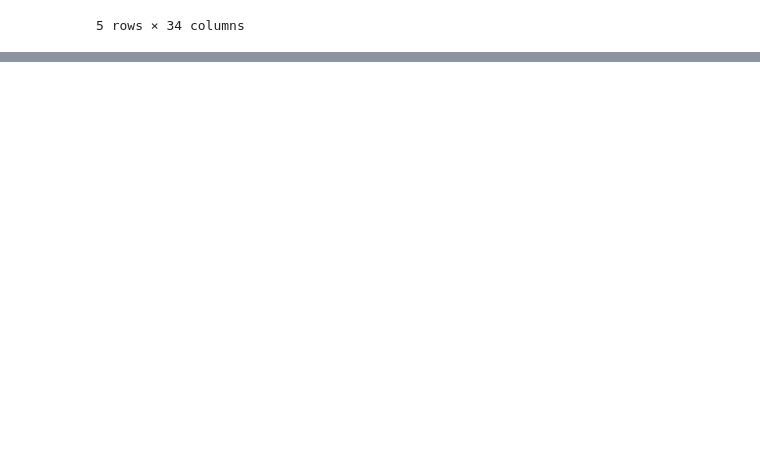
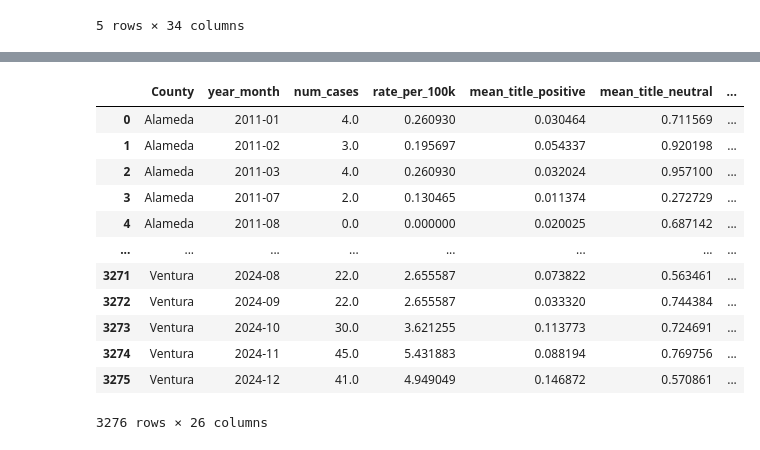
Before and after one commit to MBanuelos/ValleyFever-MediaSignals, a Jupyter notebook: notebooks/media_df_cleaning.ipynb, the cells around one changed output, grey strips where cells are left out. Cells and saved outputs as stored; diff of their text form; code cells hidden in the pictures; blank space fills up the shorter version.

```diff
--- a/notebooks/media_df_cleaning.ipynb
+++ b/notebooks/media_df_cleaning.ipynb
@@ -38,0 +200,18 @@ Art1.to_csv('Media_with_features.csv', index=False)
+# %%
+monthly_sentiment = (
+    Sentiment.groupby('year_month')
+    .agg(
+        mean_title_positive=('title_positive','mean'),
+        mean_title_neutral=('title_neutral','mean'),
+        mean_title_negative=('title_negative','mean'),
+        mean_title_sentiment=('title_sentiment', 'mean'),
+        mean_body_positive=('body_positive','mean'),
+        mean_body_neutral=('body_neutral','mean'),
+        mean_body_negative=('body_negative','mean'),
+        mean_title_risk=('title_risk', 'mean'),
+        mean_body_sentiment=('body_sentiment', 'mean'),
+        mean_body_risk=('body_risk', 'mean'),
+        article_count=('year_month', 'size')
+    )
+    .reset_index()
+)
@@ -38,0 +249,13 @@ Art1.to_csv('Media_with_features.csv', index=False)
+# %%
+MonthlyMedia = monthly_sentiment.sort_values('year_month').copy()
+
+body_cols = [
+    'mean_title_positive', 'mean_title_neutral',
+       'mean_title_negative', 'mean_title_sentiment', 'mean_body_positive',
+       'mean_body_neutral', 'mean_body_negative', 'mean_title_risk',
+       'mean_body_sentiment', 'mean_body_risk', 'article_count'
+]
+
+for col in body_cols:
+    past_mean = MonthlyMedia[col].shift(1).expanding(min_periods=1).mean()
+    MonthlyMedia[col] = MonthlyMedia[col].fillna(past_mean)
@@ -38,0 +281,2 @@ Art1.to_csv('Media_with_features.csv', index=False)
+# %%
+Media=MonthlyMedia.merge(Tweets, how='left', on='year_month')
@@ -38,0 +298,18 @@ Art1.to_csv('Media_with_features.csv', index=False)
+# %%
+County_media= Counties.merge(Media, on='year_month', how='inner')
+# %%
+County_media
+# %% [output]
+|  | County | year_month | num_cases | rate_per_100k | mean_title_positive | mean_title_neutral | ... |
+| 0 | Alameda | 2011-01 | 4.0 | 0.260930 | 0.030464 | 0.711569 | ... |
+| 1 | Alameda | 2011-02 | 3.0 | 0.195697 | 0.054337 | 0.920198 | ... |
+| 2 | Alameda | 2011-03 | 4.0 | 0.260930 | 0.032024 | 0.957100 | ... |
+| 3 | Alameda | 2011-07 | 2.0 | 0.130465 | 0.011374 | 0.272729 | ... |
+| 4 | Alameda | 2011-08 | 0.0 | 0.000000 | 0.020025 | 0.687142 | ... |
+| ... | ... | ... | ... | ... | ... | ... | ... |
+| 3271 | Ventura | 2024-08 | 22.0 | 2.655587 | 0.073822 | 0.563461 | ... |
+| 3272 | Ventura | 2024-09 | 22.0 | 2.655587 | 0.033320 | 0.744384 | ... |
+| 3273 | Ventura | 2024-10 | 30.0 | 3.621255 | 0.113773 | 0.724691 | ... |
+| 3274 | Ventura | 2024-11 | 45.0 | 5.431883 | 0.088194 | 0.769756 | ... |
+| 3275 | Ventura | 2024-12 | 41.0 | 4.949049 | 0.146872 | 0.570861 | ... |
+3276 rows × 26 columns
```
Also changed, not shown: parts of 30 cells of this notebook, 10 other files.
